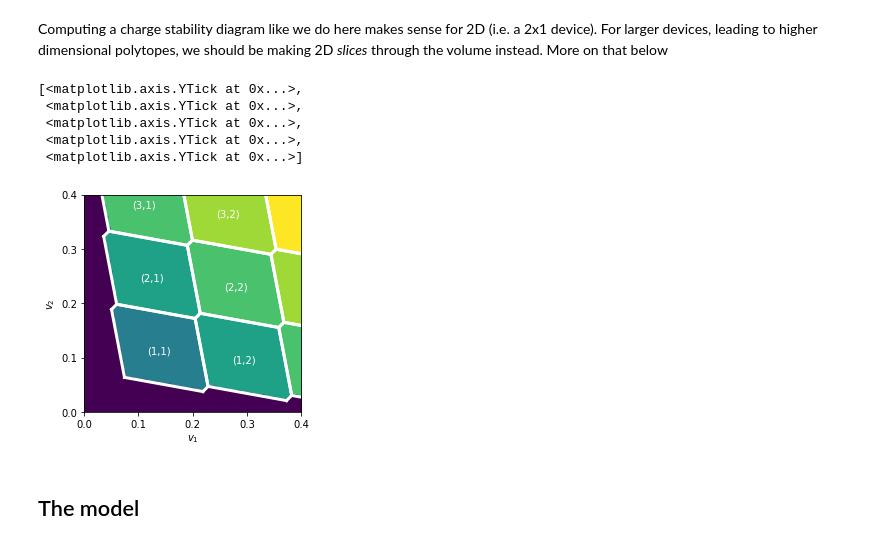
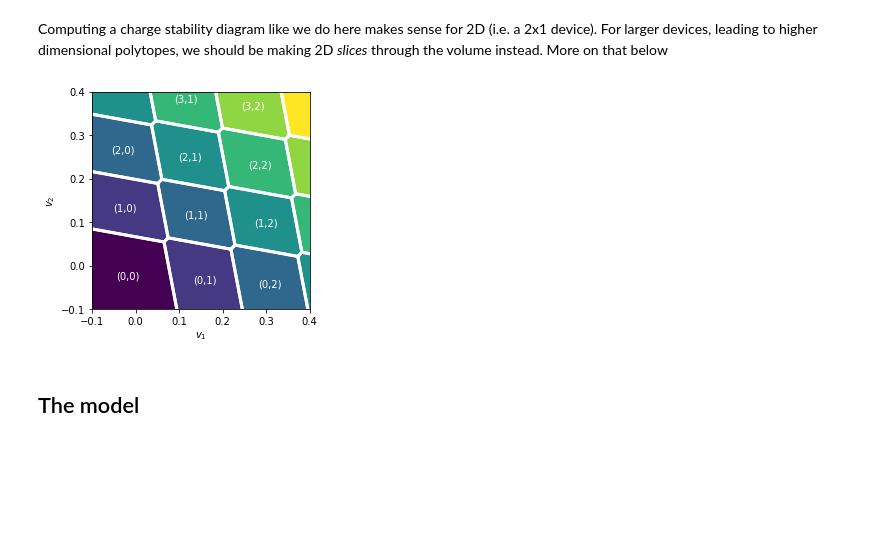
Before and after one commit to Ulfgard/quantum_polytopes, a Jupyter notebook: src/Playground.ipynb, the cells around one changed output. Saved outputs shown, nothing was run; the diff lists cells and outputs as text; code cells hidden in the pictures; blank space fills up the shorter version.

```diff
--- a/src/Playground.ipynb
+++ b/src/Playground.ipynb
@@ -114,49 +175,52 @@ CSD = np.zeros((resolution,resolution))
 fig, ax = plt.subplots()
 
 # Loop over all combinations of up to 3 charges on either dot
-for n1 in [1,2,3]:
-    for n2 in [1,2,3]:
+for n1 in [0,1,2,3]:
+    for n2 in [0,1,2,3]:
 
         # Set the device in the corresponding charge state
         state = [n1,n2]
         sim.activate_state(state)
 
         polytope=sim.boundaries()
         A=polytope.A
         b=polytope.b
         eqs=np.hstack([A,b.reshape(-1,1)])
+
+        #we need to add additional constraints for computing the boundaries of unbounded polytopes.
+        #for thos we simply add constraints for the lower bound
+        #we chose the lower bound here such that the added boundaries are just out of the plotted area
+        lower_bounds = np.hstack([-np.eye(2),-0.11*np.ones((2,1))])
+        #add constraints to polytope
+        eqs = np.vstack([eqs,lower_bounds])
 
         # Get the corners
         feasible_point = find_feasible_point(eqs)
         hs = HalfspaceIntersection(eqs, feasible_point)
         corners = hs.intersections
         # Form a convex hull based on the corners
         hull = ConvexHull(corners)
         # Plot lines between the points forming the hull (they are assumed to come in counterclockwise order)
         for simplex in hull.simplices:
             ax.plot(corners[simplex, 1], corners[simplex, 0], '-', c='white', lw=3)
 
         # Add charge state text
         if( feasible_point[0] < 0.4 and feasible_point[1] < 0.4 ):
             ax.text(feasible_point[1]-0.025, feasible_point[0]-0.01, "(%d,%d)"%(n1,n2), c="white")
 
         # Raster scan all voltages and see if we're inside the polytope
-        for i,v1 in enumerate(np.linspace(0,0.4,resolution)):
-            for j,v2 in enumerate(np.linspace(0,0.4,resolution)):
+        for i,v1 in enumerate(np.linspace(-0.1,0.4,resolution)):
+            for j,v2 in enumerate(np.linspace(-0.1,0.4,resolution)):
                 CSD[i,j] = (1+n1+n2) if sim.inside_state([v1,v2]) else CSD[i,j]
 
-ax.imshow(CSD, origin='lower', extent=[0,0.4,0,0.4])
+ax.imshow(CSD, origin='lower', extent=[-0.1,0.4,-0.1,0.4])
 ax.set_xlabel("$v_1$")
 ax.set_ylabel("$v_2$")
-ax.set_xticks([0, 0.1, 0.2, 0.3, 0.4])
-ax.set_yticks([0, 0.1, 0.2, 0.3, 0.4])
+ax.set_xticks([-0.1,0, 0.1, 0.2, 0.3, 0.4])
+ax.set_yticks([-0.1,0, 0.1, 0.2, 0.3, 0.4])
+pass
 # %% [output]
-[<matplotlib.axis.YTick at 0x...>,
- <matplotlib.axis.YTick at 0x...>,
- <matplotlib.axis.YTick at 0x...>,
- <matplotlib.axis.YTick at 0x...>,
- <matplotlib.axis.YTick at 0x...>]
-[figure, old version]
+[figure, new version]
 # %% [markdown]
 ## The model
 # %% [markdown]
```
Also changed, not shown: parts of 7 cells of this notebook.
